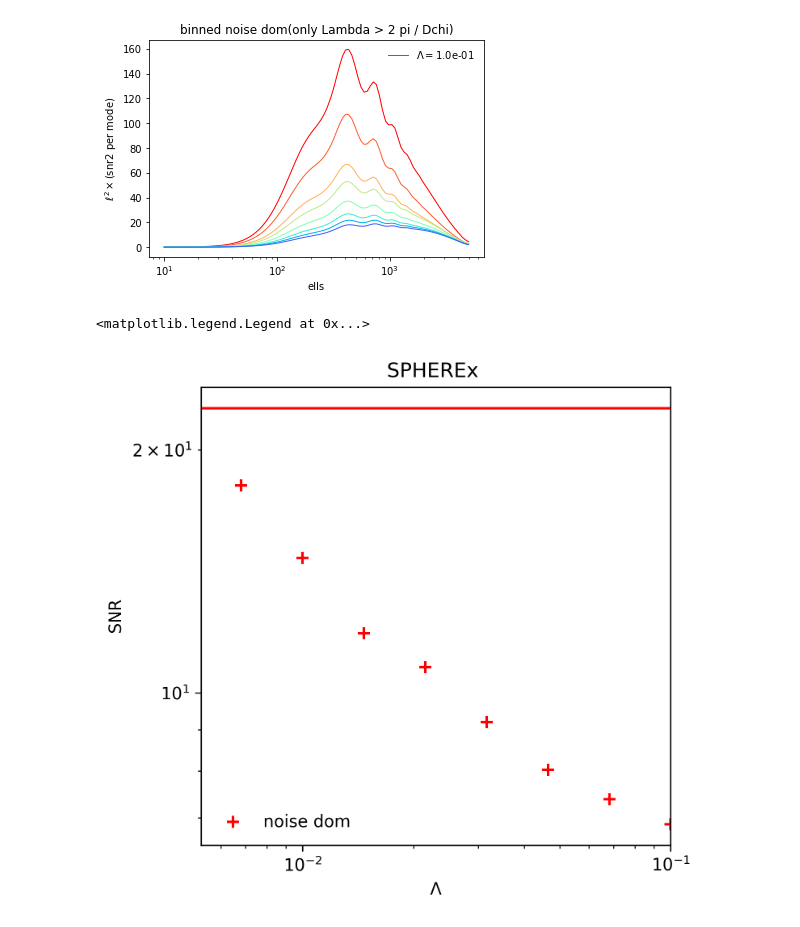
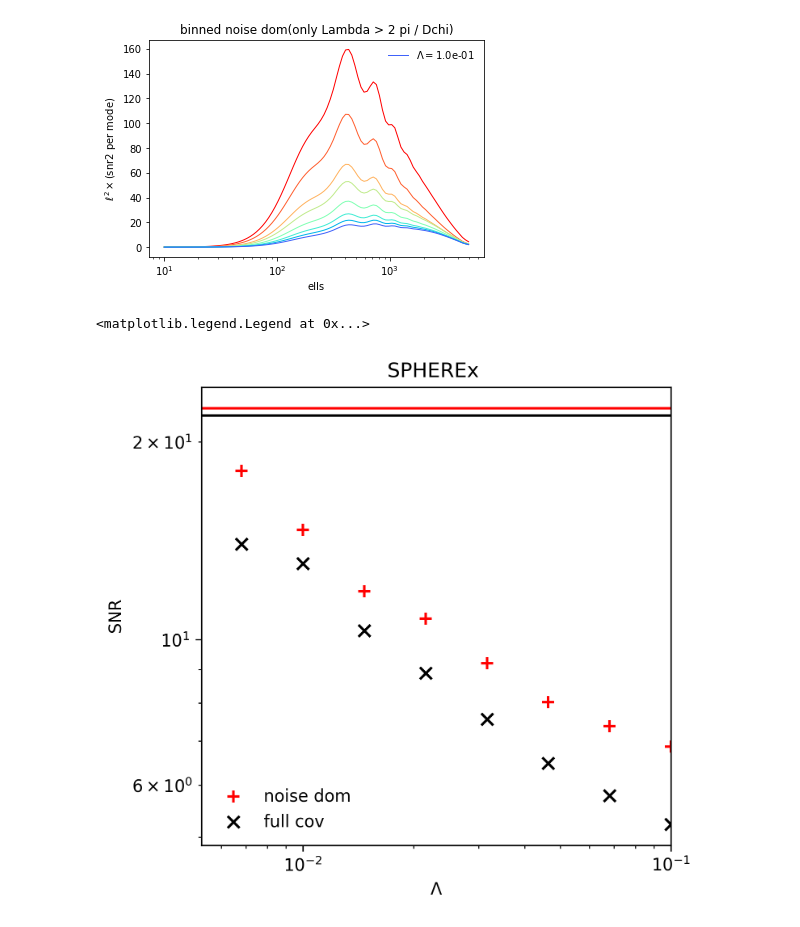
Before and after one commit to DelonShen/LIMxCMBL, a Jupyter notebook: 011.002.2025-03-14.SPHEREx-snr.ipynb, the cells around one changed output. Drawn from its saved outputs; the diff is of its cells as text; code cells hidden in the pictures.

```diff
--- a/011.002.2025-03-14.SPHEREx-snr.ipynb
+++ b/011.002.2025-03-14.SPHEREx-snr.ipynb
@@ -168,11 +158,12 @@ for Lambda_idx in trange(25):
     ####################################################
     #IHi_IHi############################################
     ## comb = LoLo - cross
-    comb_n_external = 1201
+    comb_n_external = 101
     comb_unbinned = np.zeros((len(ells), comb_n_external, comb_n_external))
     for ell_idx in range(len(ells)):
         comb_fname = '/scratch/users/delon/LIMxCMBL/I_auto/comb_'
-        comb_fname += 'zmin_%.1f_zmax_%.1f_Lambda_idx_%d_n_ext_%d_l_%d_jax_quad.npy'%(zmin, zmax,
+        comb_fname += '%s_zmin_%.1f_zmax_%.1f_Lambda_idx_%d_n_ext_%d_l_%d_jax_quad.npy'%('Lya',
+                                                                                      zmin, zmax,
                                                                                       Lambda_idx,
                                                                                       comb_n_external,
                                                                                       ell_idx)
@@ -381,36 +293,36 @@ _idxs = np.where(SNR2_per_Omega_noise_dom <= SNR2_per_Omega_noise_dom[0])
 
 
 plt.scatter(_Lambdas[_idxs], np.sqrt(SNR2_per_Omega_noise_dom[_idxs] * Omega_field),
          c='r',
             marker='+',s=50,
         label='noise dom')
 
-# plt.scatter(_Lambdas[_idxs], np.sqrt(SNR2_per_Omega_full[_idxs] * Omega_field),
-#          c='k',
-#             marker='x', s=50,
-#         label='full cov')
+plt.scatter(_Lambdas[_idxs], np.sqrt(SNR2_per_Omega_full[_idxs] * Omega_field),
+         c='k',
+            marker='x', s=50,
+        label='full cov')
 
-# plt.axhline(np.sqrt(SNR2_per_Omega_full[0] * Omega_field), c='k')
+plt.axhline(np.sqrt(SNR2_per_Omega_full[0] * Omega_field), c='k')
 plt.axhline(np.sqrt(SNR2_per_Omega_noise_dom[0] * Omega_field), c='r')
 
 # Omega_halfsky = 20000 * (np.pi/180)**2 #rad^2
 # plt.scatter(_Lambdas[_idxs], np.sqrt(SNR2_per_Omega_full[_idxs] * Omega_halfsky),
 #          c='lightgrey',
 #             marker='x', s=50,
 #         label='full cov + half sky')
 
 
 fundamental = 2*np.pi/(chimax - chimin)
 # plt.axvline(fundamental, c='lightgrey')
 # plt.xscale('symlog', linthresh = 5 * fundamental)
 plt.xscale('log')
 plt.yscale('log')
 plt.xlim(fundamental, 1e-1)
 
 plt.xlabel(r'$\Lambda$')
 plt.ylabel(r'${\sf SNR}$')
 plt.title('SPHEREx ')
 plt.legend(frameon=False)
 # %% [output]
 <matplotlib.legend.Legend at 0x...>
-[figure, old version]
+[figure, new version]
```
Also changed, not shown: parts of 4 cells of this notebook, 6 other files.
